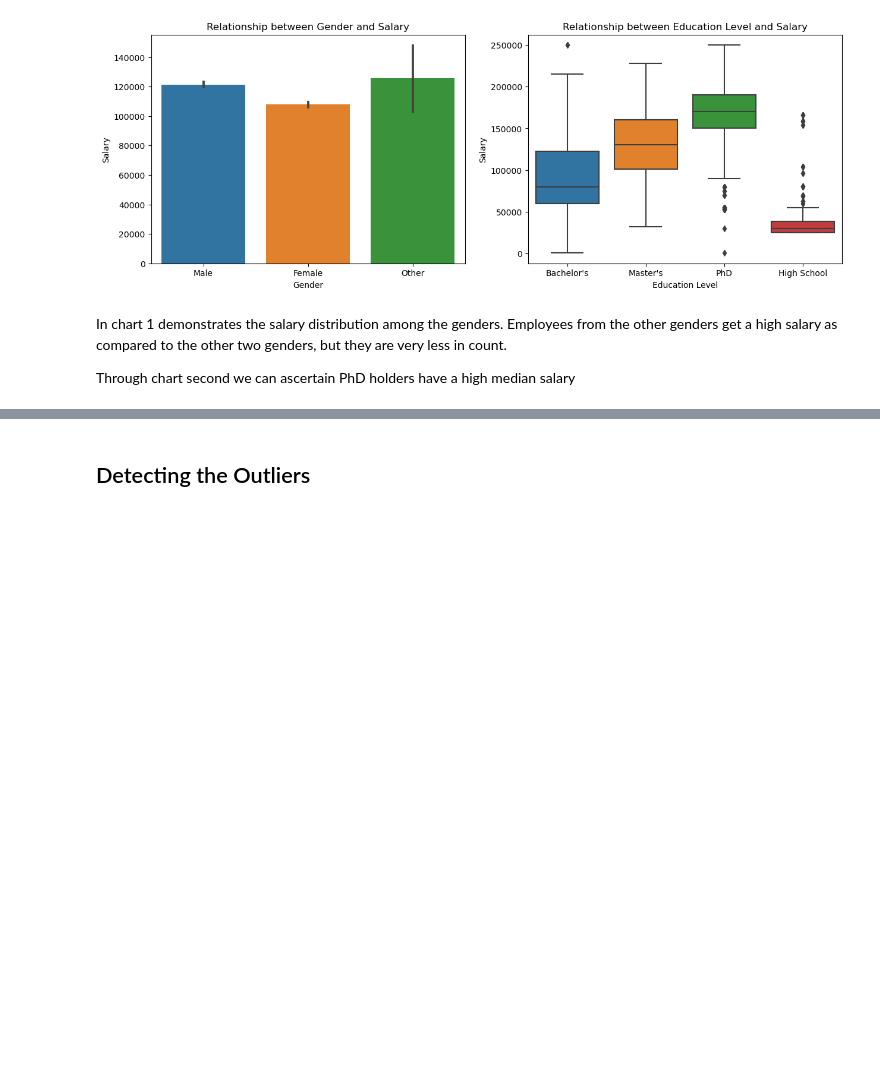
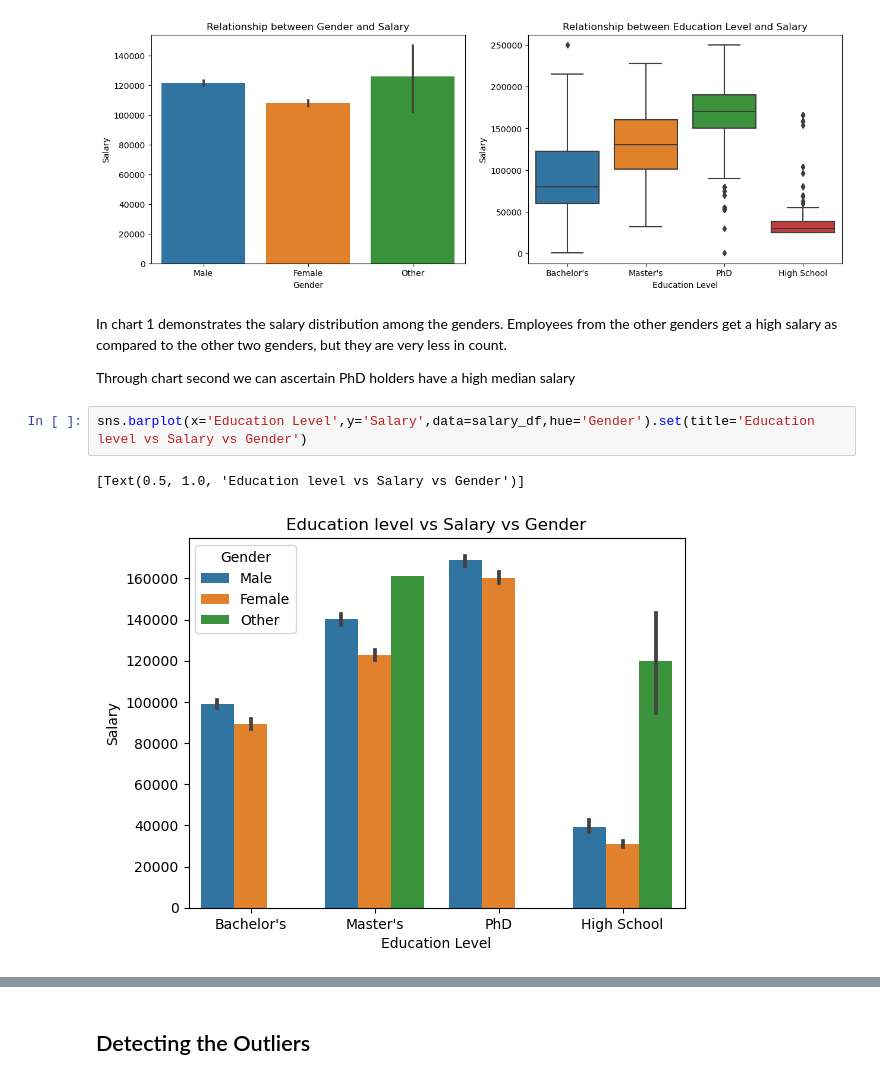
Before and after one commit to Subash0812/ML-projects, a Jupyter notebook: Salary_prediction/salary_prediction.ipynb, the cells around one changed output, grey strips where cells are left out. Drawn from its saved outputs; the diff is of its cells as text; blank space fills up the shorter version.

```diff
--- a/Salary_prediction/salary_prediction.ipynb
+++ b/Salary_prediction/salary_prediction.ipynb
@@ -190,3 +196,8 @@ sns.boxplot(x='Education Level',y='Salary',data=salary_df,ax=ax[1]).set(title='R
 # %% [markdown]
 <p>In chart 1 demonstrates the salary distribution among the genders. Employees from the other genders get a high salary as compared to the other two genders, but they are very less in count.</p>
 <p>Through chart second we can ascertain PhD holders have a high median salary</p>
+# %%
+sns.barplot(x='Education Level',y='Salary',data=salary_df,hue='Gender').set(title='Education level vs Salary vs Gender')
+# %% [output]
+[Text(0.5, 1.0, 'Education level vs Salary vs Gender')]
+[figure, added]
```
Also changed, not shown: parts of 44 cells of this notebook.
